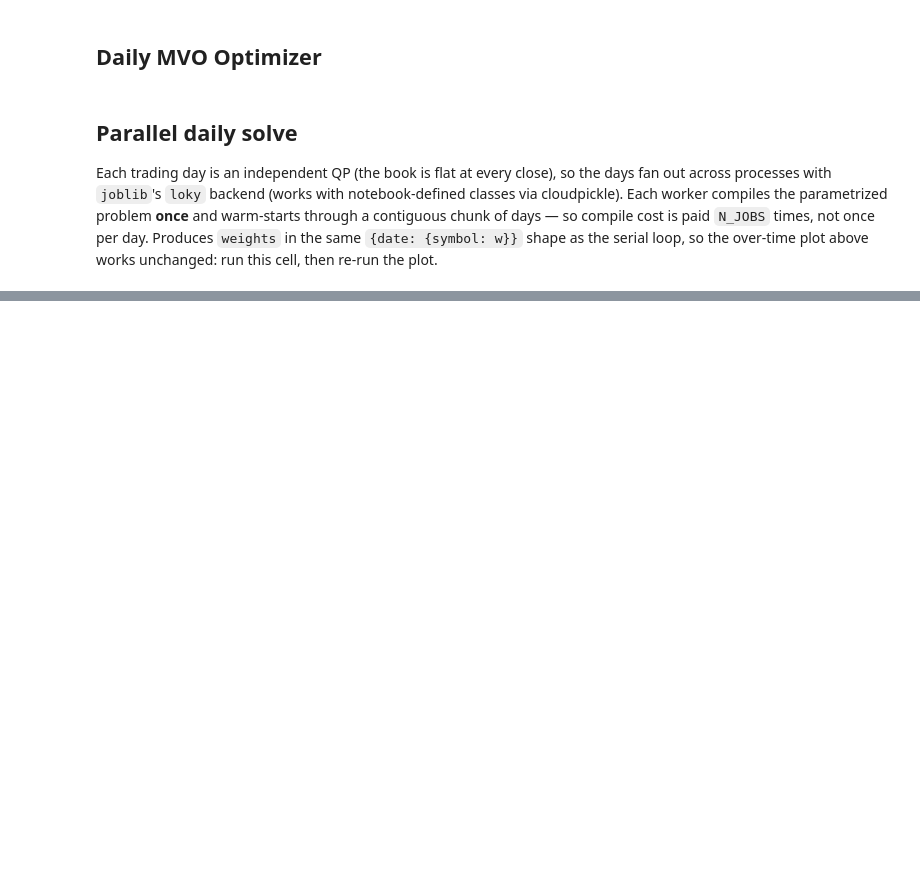
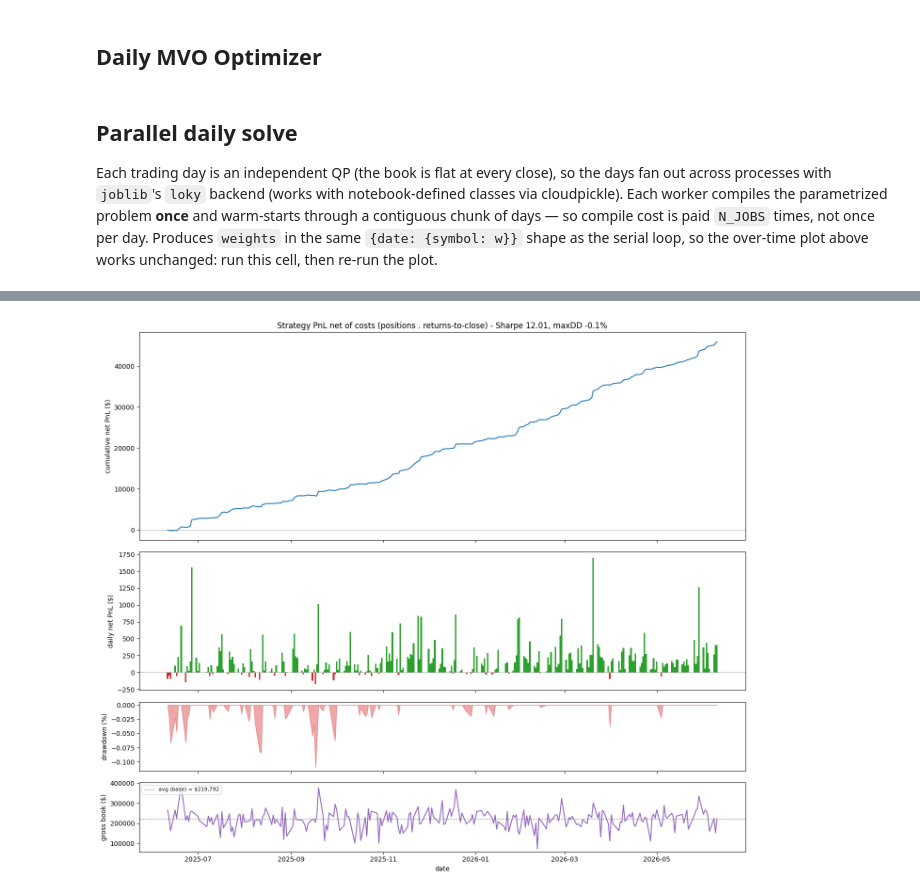
Before and after one commit to MichaelCusackNelkin/Summer_Research_2026, a Jupyter notebook: notebook_studies/optimal_portfolio.ipynb, the cells around one changed output, grey strips where cells are left out. Cells and saved outputs as stored; diff of their text form; code cells hidden in the pictures; blank space fills up the shorter version.

```diff
--- a/notebook_studies/optimal_portfolio.ipynb
+++ b/notebook_studies/optimal_portfolio.ipynb
@@ -809,0 +466,94 @@ plt.show()
+# %%
+# ===== Strategy PnL: dollar positions . returns-to-close, net of costs =====
+# `weights` is the optimizer's ABSOLUTE-DOLLAR book per day: {date: {symbol: $ position}}.
+# Daily gross PnL = sum_i (dollar position_i) * (return from entry to the closing auction_i).
+# Costs charged:
+#   - spread:     cross HALF the quoted spread on ENTRY only, on the dollar notional.
+#   - commission: $0.0035 per share on BOTH legs (entry and exit).
+ANN = 252
+COMMISSION_PER_SHARE = 0.0035   # $/share, charged on entry AND exit (round trip)
+
+# Flatten {date: {symbol: $pos}} -> long, then join the day's prices/spread from `data`.
+pos_long = pl.DataFrame({
+    "date":       [d for d in weights for _ in weights[d]],
+    "symbol":     [s for d in weights for s in weights[d]],
+    "dollar_pos": [w for d in weights for w in weights[d].values()],
+}).with_columns(pl.col("symbol").cast(pl.Categorical))
+
+pnl_daily = (
+    data
+    .join(pos_long, on=["date", "symbol"], how="inner")
+    .with_columns((pl.col("auction_price") / pl.col("entry_price") - 1.0).alias("ret_to_close"))
+    .with_columns(
+        (pl.col("dollar_pos") * pl.col("ret_to_close")).alias("gross_pnl"),                       # $pos . return
+        (pl.col("dollar_pos") // pl.col("entry_price")).alias("shares"),                          # signed share count
+        (pl.col("dollar_pos").abs() * pl.col("spread_return").clip(lower_bound=0.0) / 2.0)        # half spread, ENTRY only
+            .alias("spread_cost"),
+    )
+    .with_columns(
+        (pl.col("gross_pnl") - pl.col("spread_cost")).alias("net_pnl_name"),
+    )
+    .group_by("date")
+    .agg(
+        pl.col("net_pnl_name").sum().alias("net_pnl"),
+        pl.col("gross_pnl").sum().alias("gross_pnl"),
+        pl.col("spread_cost").sum().alias("spread_cost"),
+        pl.col("dollar_pos").abs().sum().alias("gross"),         # gross book deployed that day
+    )
+    .sort("date")
+    .with_columns(pl.col("net_pnl").cum_sum().alias("cum_pnl"))
+)
+
+# ----- stats -----
+pnl  = pnl_daily["net_pnl"].to_numpy()
+cum  = pnl_daily["cum_pnl"].to_numpy()
+base = pnl_daily["gross"].mean()                  # FIXED capital base = avg gross book
+ret  = pnl / base                                 # daily return on a fixed base (per-day gross -> 0 blows up)
+
+sharpe  = ret.mean() / ret.std(ddof=1) * np.sqrt(ANN) if ret.std(ddof=1) > 0 else np.nan
+ann_ret = ret.mean() * ANN
+ann_vol = ret.std(ddof=1) * np.sqrt(ANN)
+
+equity = base + cum                               # additive equity curve (base + cumulative $ PnL)
+dd     = equity / np.maximum.accumulate(equity) - 1.0
+max_dd = dd.min()
+
+print(f"Days traded:        {len(pnl)}")
+print(f"Avg gross book:     ${base:,.0f}")
+print(f"Gross PnL:          ${pnl_daily['gross_pnl'].sum():,.0f}")
+print(f"Total spread cost:  ${pnl_daily['spread_cost'].sum():,.0f}")
+print(f"Total net PnL:      ${pnl.sum():,.0f}")
+print(f"Ann. return:        {ann_ret:+.2%}   (net daily PnL / deployed gross)")
+print(f"Ann. volatility:    {ann_vol:.2%}")
+print(f"Sharpe (ann):       {sharpe:.2f}")
+print(f"Max drawdown:       {max_dd:.2%}")
+print(f"Daily hit rate:     {(pnl > 0).mean():.1%}")
+
+# ----- plots: cumulative PnL, daily PnL, drawdown, gross book -----
+dts   = pnl_daily["date"].to_list()
+gross = pnl_daily["gross"].to_numpy()
+fig, (ax1, ax2, ax3, ax4) = plt.subplots(4, 1, figsize=(14, 12), sharex=True, height_ratios=[3, 2, 1, 1])
+
+ax1.plot(dts, cum, color="tab:blue")
+ax1.axhline(0, color="grey", lw=0.5)
+ax1.set_ylabel("cumulative net PnL ($)")
+ax1.set_title(f"Strategy PnL net of costs (positions . returns-to-close) - Sharpe {sharpe:.2f}, maxDD {max_dd:.1%}")
+
+ax2.bar(dts, pnl, color=np.where(pnl >= 0, "tab:green", "tab:red"), width=1.0)
+ax2.axhline(0, color="grey", lw=0.5)
+ax2.set_ylabel("daily net PnL ($)")
+
+ax3.fill_between(dts, dd * 100, 0, color="tab:red", alpha=0.4)
+ax3.set_ylabel("drawdown (%)")
+
+ax4.plot(dts, gross, color="tab:purple")
+ax4.axhline(base, color="grey", lw=0.8, ls="--", label=f"avg (base) = ${base:,.0f}")
+ax4.set_ylabel("gross book ($)")
+ax4.set_xlabel("date")
+ax4.legend(loc="upper left", fontsize=8)
+
+fig.tight_layout()
+plt.show()
+
+pnl_daily
+# %% [output]
@@ -809,0 +570 @@ plt.show()
+[figure, added]
```
Also changed, not shown: parts of 27 cells of this notebook, 21 other files.
